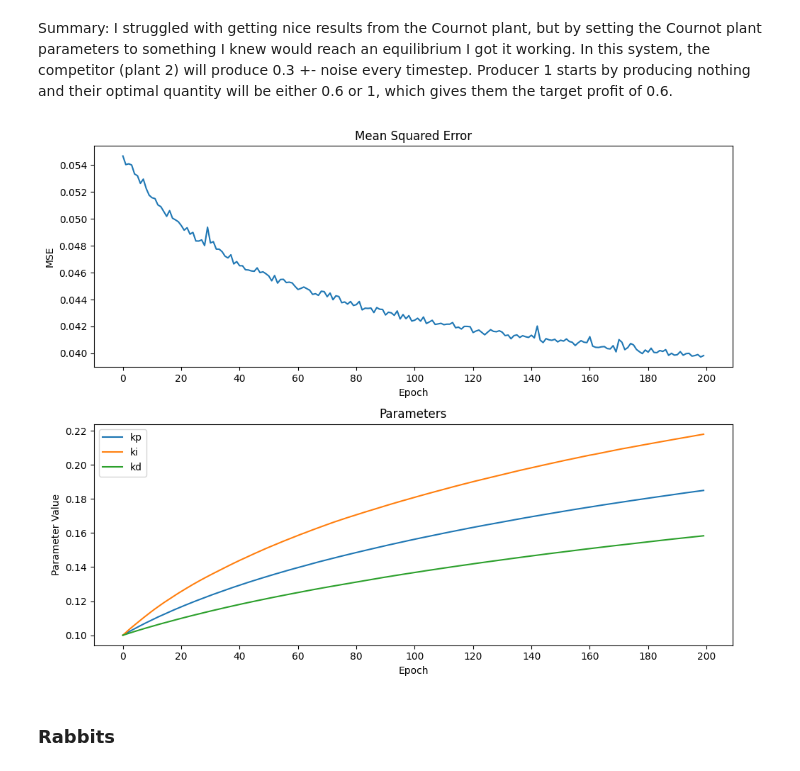
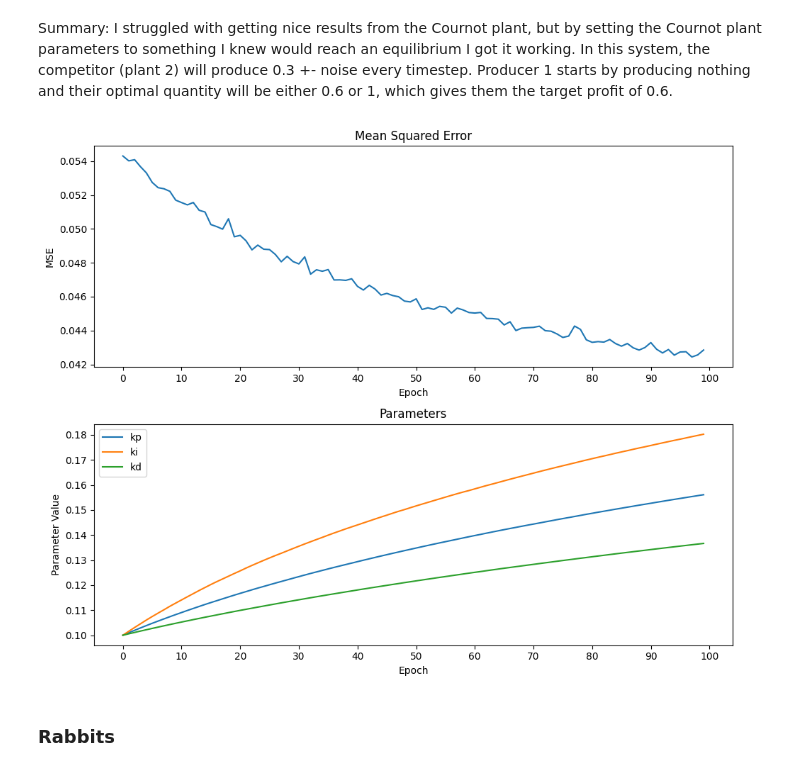
Before and after one commit to elibir/it3105-jax-project, a Jupyter notebook: notebooks/elias_report.ipynb, the cells around one changed output. Drawn from its saved outputs; the diff is of its cells as text; code cells hidden in the pictures.

```diff
--- a/notebooks/elias_report.ipynb
+++ b/notebooks/elias_report.ipynb
@@ -49,29 +49,29 @@ Summary: I struggled with getting nice results from the Cournot plant, but by se
 # %%
 ### CournoutCompetition params:
 T = 0.6   # Target profit per timestep
-c_m = 0.1   # Marginal cost
+c_m = 0.1  # Marginal cost
 q1 = 0.0   # initial quantity produced by 1
 q2 = 0.3   # initial quantity produced by 2
 p_max = 2.0 # maximum market price
 
 ### ConSys params:
-no_epochs = 200
+no_epochs = 100
 timesteps_per_epoch = 10
 learning_rate = 0.01
 min_noise_value = -0.01
 max_noise_value = 0.01
 
 ### Controller params:
 controller_params = [0.1, 0.1, 0.1]     # kp, ki, kd
 
 controller = ClassicPidController()
 plant = CournotCompetition(target_profit=T, marginal_unit_cost=c_m, own_quantity=q1, competitor_quantity=q2, maximum_price=p_max)
 consys = ConSys(controller, plant, no_epochs, timesteps_per_epoch, learning_rate, min_noise_value, max_noise_value)
 mse_list, params_matrix = consys.simulate(controller_params, verbose=False)
 
 plot_classic_pid(mse_list, params_matrix)
 # %% [output]
-[figure, old version]
+[figure, new version]
 # %% [markdown]
 ### Rabbits
 # %% [markdown]
```
Also changed, not shown: parts of 3 cells of this notebook, 3 other files.
